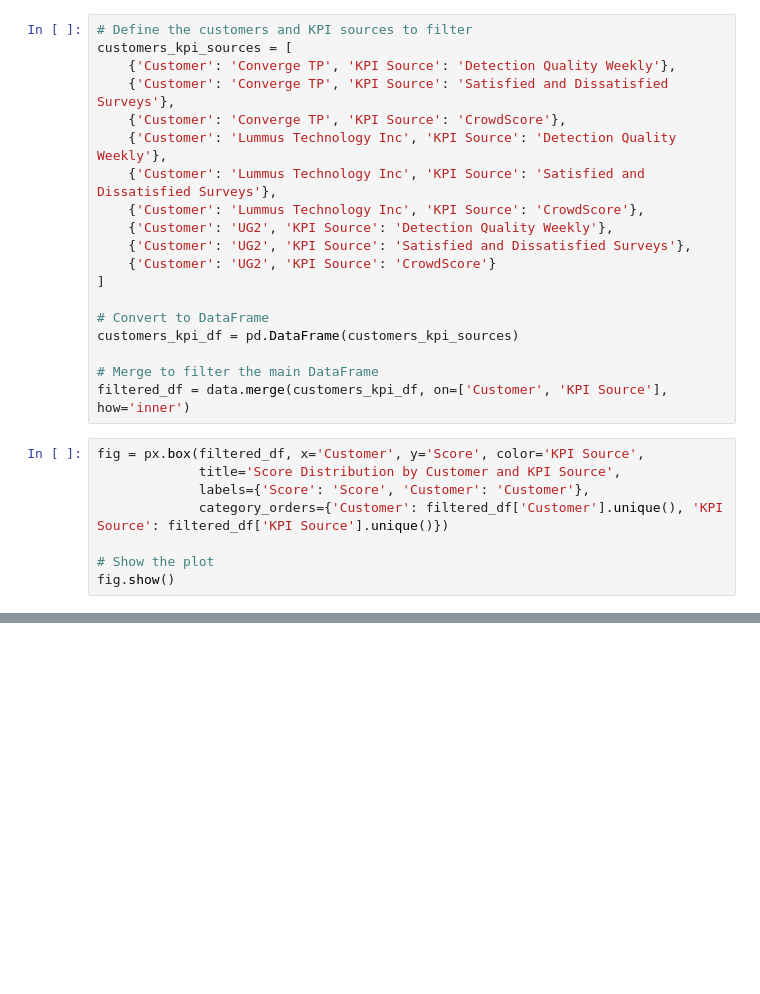
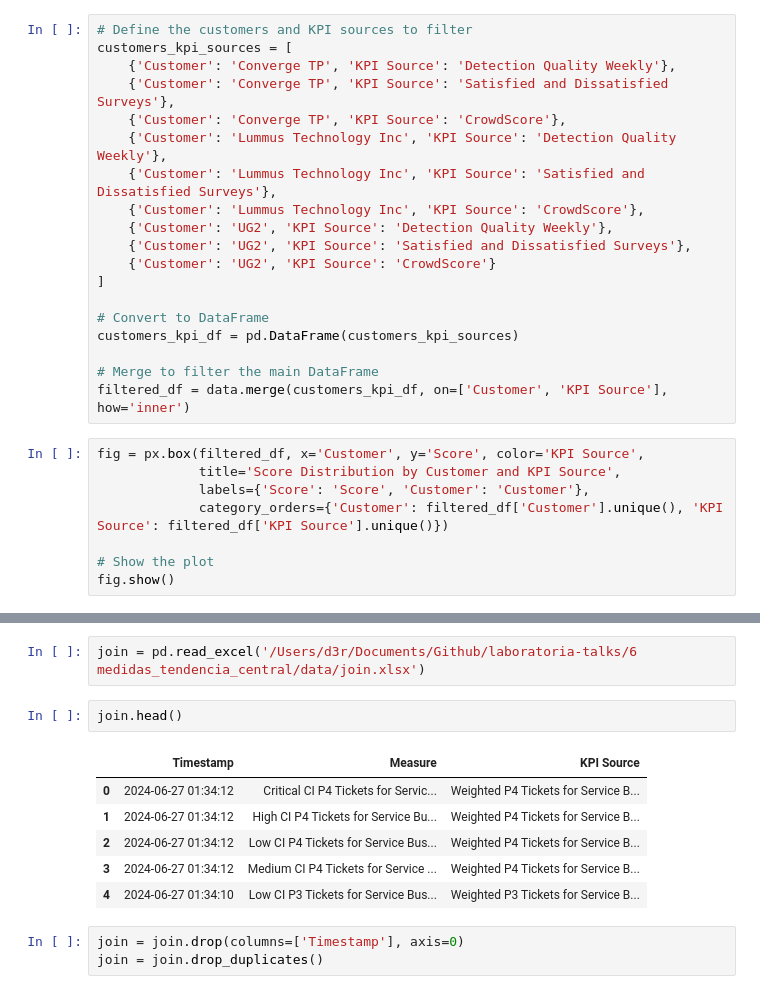
Before and after one commit to HesusG/laboratoria-talks, a Jupyter notebook: 6 medidas_tendencia_central/notebook.ipynb, the cells around one changed output, grey strips where cells are left out. Cells and saved outputs as stored; diff of their text form; blank space fills up the shorter version.

```diff
--- a/6 medidas_tendencia_central/notebook.ipynb
+++ b/6 medidas_tendencia_central/notebook.ipynb
@@ -135,0 +196,14 @@ fig.show()
+# %%
+join = pd.read_excel('/Users/d3r/Documents/Github/laboratoria-talks/6 medidas_tendencia_central/data/join.xlsx')
+# %%
+join.head()
+# %% [output]
+|  | Timestamp | Measure | KPI Source |
+| 0 | 2024-06-27 01:34:12 | Critical CI P4 Tickets for Servic... | Weighted P4 Tickets for Service B... |
+| 1 | 2024-06-27 01:34:12 | High CI P4 Tickets for Service Bu... | Weighted P4 Tickets for Service B... |
+| 2 | 2024-06-27 01:34:12 | Low CI P4 Tickets for Service Bus... | Weighted P4 Tickets for Service B... |
+| 3 | 2024-06-27 01:34:12 | Medium CI P4 Tickets for Service ... | Weighted P4 Tickets for Service B... |
+| 4 | 2024-06-27 01:34:10 | Low CI P3 Tickets for Service Bus... | Weighted P3 Tickets for Service B... |
+# %%
+join = join.drop(columns=['Timestamp'], axis=0)
+join = join.drop_duplicates()
```
Also changed, not shown: parts of 14 cells of this notebook, 2 other files.
